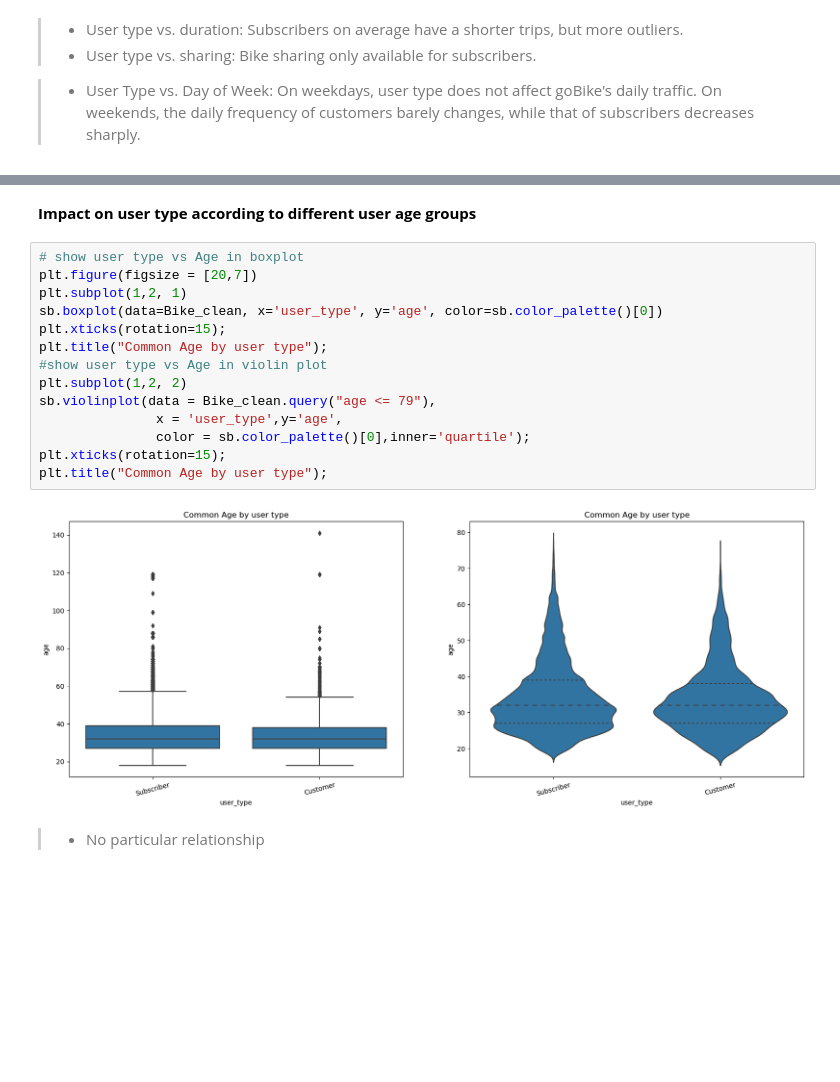
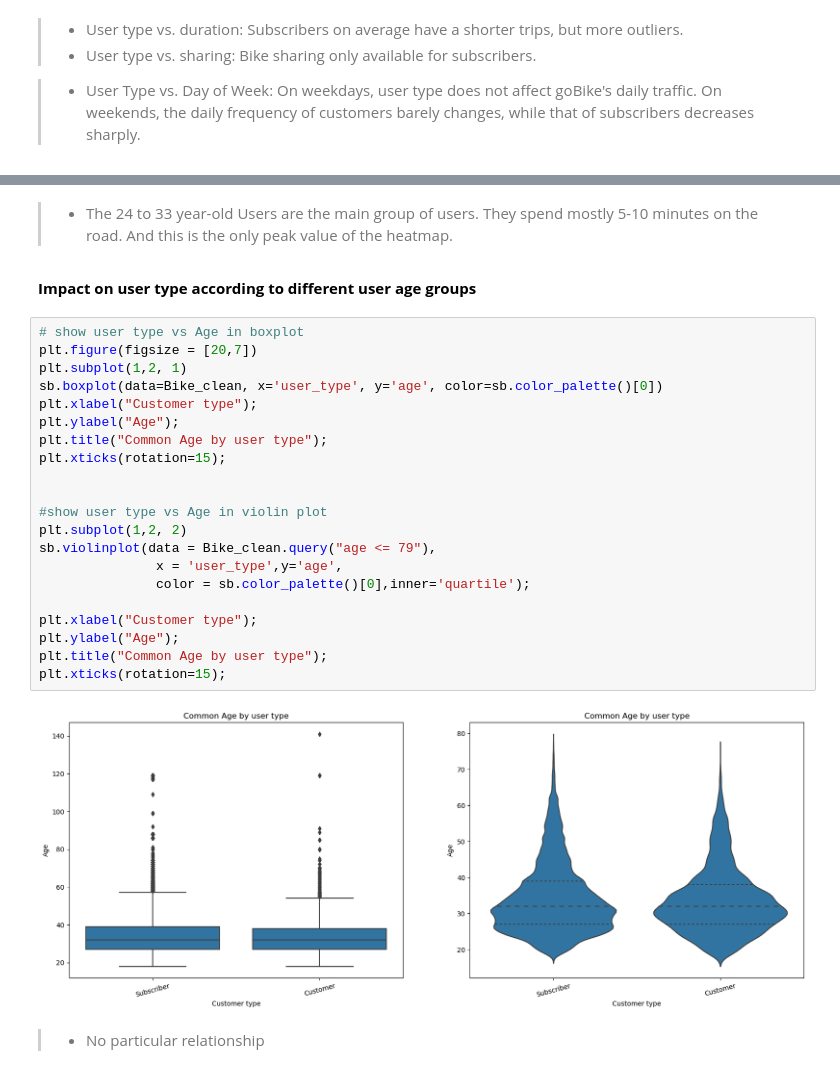
Before and after one commit to Abdou240/Data_Analyst_Nanodegree_ALX, a Jupyter notebook: Projekts/Projekt_3/Part_I_exploration_template.ipynb, the cells around one changed output, grey strips where cells are left out. Saved outputs shown, nothing was run; the diff lists cells and outputs as text; blank space fills up the shorter version.

```diff
--- a/Projekts/Projekt_3/Part_I_exploration_template.ipynb
+++ b/Projekts/Projekt_3/Part_I_exploration_template.ipynb
@@ -919,21 +938,30 @@ plt.xticks(np.arange(18,50,3));
+# %% [markdown]
+> * The 24 to 33 year-old Users are the main group of users. They spend mostly 5-10 minutes on the road. And this is the only peak value of the heatmap.
 # %% [markdown]
 **Impact on user type according to different user age groups**
 # %%
 # show user type vs Age in boxplot
 plt.figure(figsize = [20,7])
 plt.subplot(1,2, 1)
 sb.boxplot(data=Bike_clean, x='user_type', y='age', color=sb.color_palette()[0])
+plt.xlabel("Customer type");
+plt.ylabel("Age");
+plt.title("Common Age by user type");
 plt.xticks(rotation=15);
-plt.title("Common Age by user type");
+
+
 #show user type vs Age in violin plot
 plt.subplot(1,2, 2)
 sb.violinplot(data = Bike_clean.query("age <= 79"),
                x = 'user_type',y='age',
                color = sb.color_palette()[0],inner='quartile');
+
+plt.xlabel("Customer type");
+plt.ylabel("Age");
+plt.title("Common Age by user type");
 plt.xticks(rotation=15);
-plt.title("Common Age by user type");
 # %% [output]
-[figure, old version]
+[figure, new version]
 # %% [markdown]
 > * No particular relationship
 # %% [markdown]
```
Also changed, not shown: parts of 33 cells of this notebook, 1 other file.
